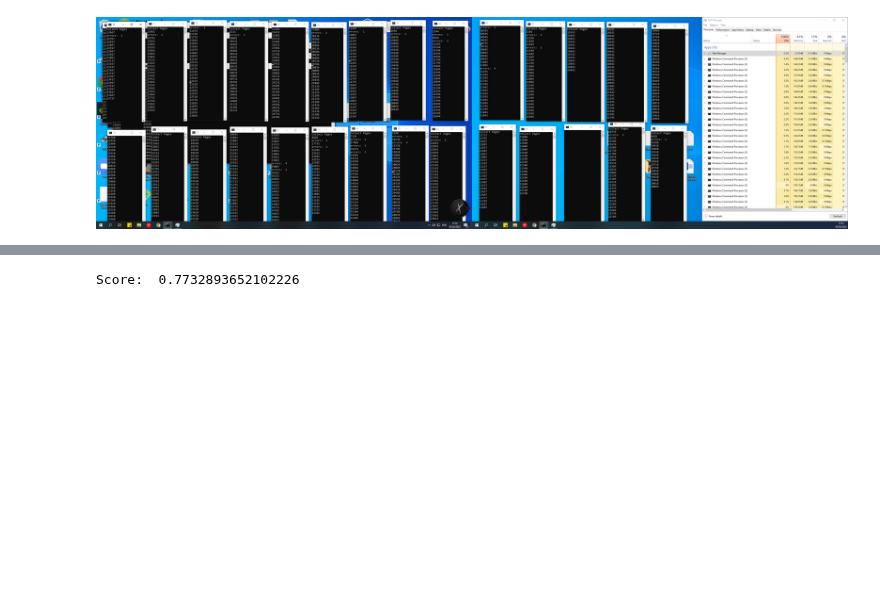
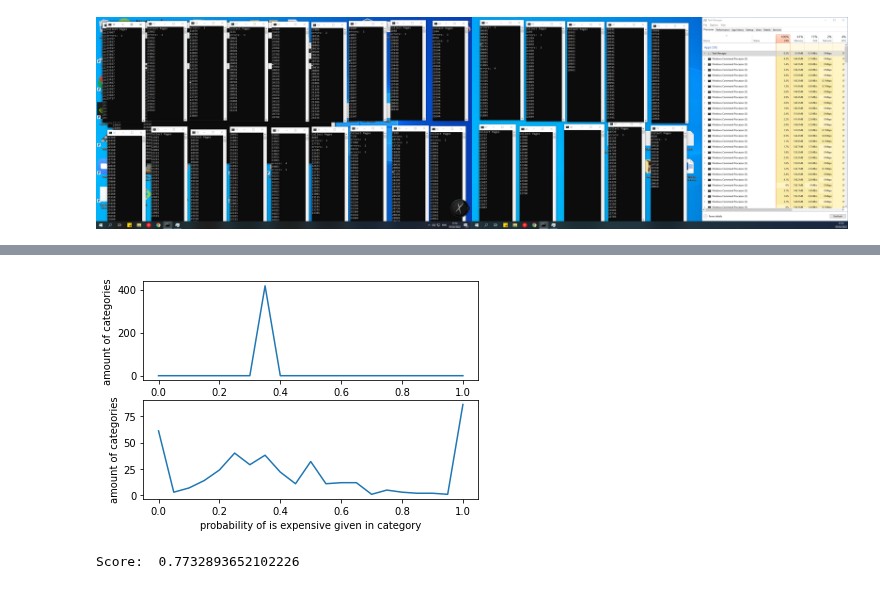
Before and after one commit to omer-priel/TheRootOfDataScience, a Jupyter notebook: notebooks/main_lior.ipynb, the cells around one changed output, grey strips where cells are left out. Drawn from its saved outputs; the diff is of its cells as text; code cells hidden in the pictures; blank space fills up the shorter version.

```diff
--- a/notebooks/main_lior.ipynb
+++ b/notebooks/main_lior.ipynb
@@ -392,3 +400,28 @@ if SHOW_IN_DEVELOPMENT:
+# %%
+##shows us how much categories we have for different probabilities
+if SHOW_IN_DEVELOPMENT:
+    sub_categories = filter(lambda x: x.startswith("Cat_"),df.columns)
+    x0 = np.arange(0,1.05,0.05)
+    y0 = np.zeros(21)
+    x1 = np.arange(0,1.05,0.05)
+    y1 = np.zeros(21)
+    for category in sub_categories:
+        mean_df = df[[target_column, category]].groupby([category]).mean()
+        y0[(int)((mean_df.loc[0.0,target_column]*20).round())] += 1
+        if (1.0 in mean_df.index):
+            y1[(int)((mean_df.loc[1.0,target_column]*20).round())] += 1
+    fig = plt.figure()
+    ax0_graph = fig.add_subplot(2,1,1)
+    plt.plot(x0,y0)
+    plt.xlabel("probability of is expensive given not in category")
+    plt.ylabel("amount of categories")
+    ax1_graph = fig.add_subplot(2,1,2)
+    ax1_graph = plt.plot(x1,y1)
+    plt.xlabel("probability of is expensive given in category")
+    plt.ylabel("amount of categories")
+    plt.show()
+# %% [output]
+[figure, added]
 # %%
 x_sub_train, x_sub_test, y_sub_train, y_sub_test = train_test_split(x_train, y_train, random_state=42)
 # %%
```
Also changed, not shown: parts of 15 cells of this notebook.
